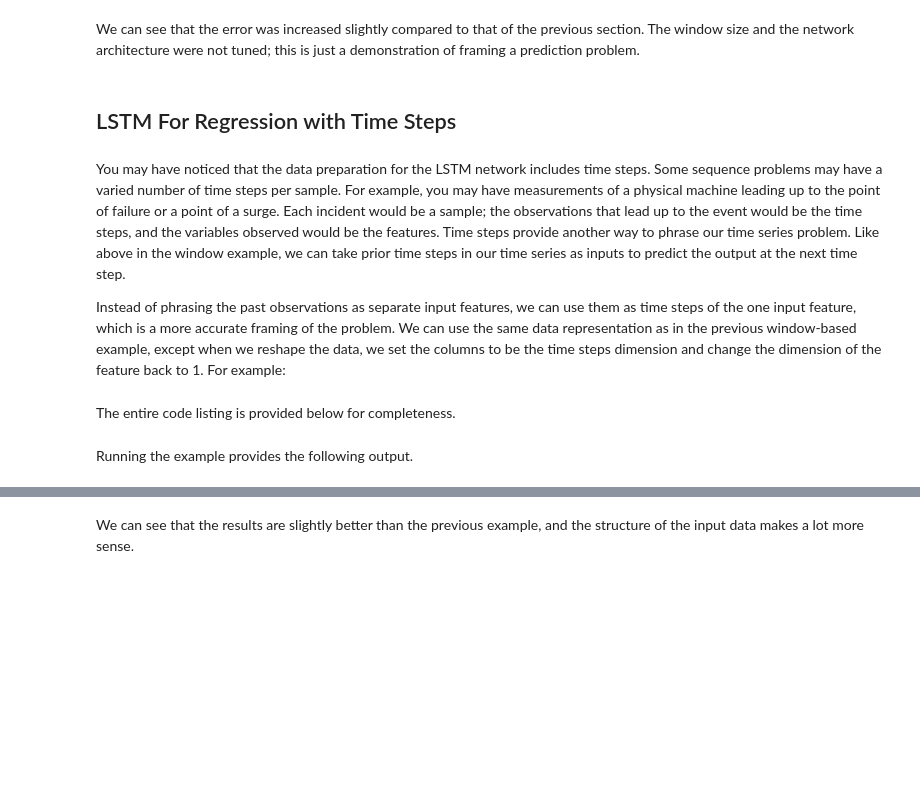
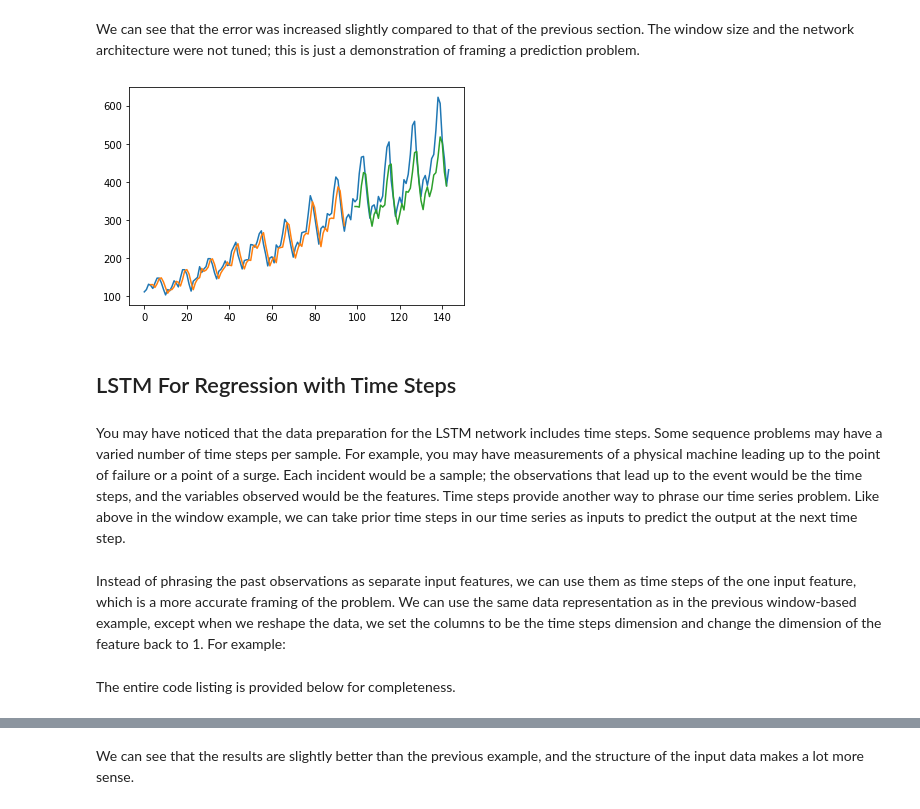
Before and after one commit to eccnil/deep-learning-exercises, a Jupyter notebook: 3.Recurrent Neural Networks/1.Lessons/2.Time Series Prediction with LSTM Recurrent Neural Networks.ipynb, the cells around one changed output, grey strips where cells are left out. Cells and saved outputs as stored; diff of their text form; code cells hidden in the pictures; blank space fills up the shorter version.

```diff
--- a/3.Recurrent Neural Networks/1.Lessons/2.Time Series Prediction with LSTM Recurrent Neural Networks.ipynb
+++ b/3.Recurrent Neural Networks/1.Lessons/2.Time Series Prediction with LSTM Recurrent Neural Networks.ipynb
@@ -110,6 +228,12 @@ We can see that the error was increased slightly compared to that of the previou
+# %%
+# plot baseline and predictions
+plt.plot(scaler.inverse_transform(dataset))
+plt.plot(trainPredictPlot)
+plt.plot(testPredictPlot)
+plt.show()
+# %% [output]
+[figure, added]
 # %% [markdown]
 ## LSTM For Regression with Time Steps
 # %% [markdown]
 You may have noticed that the data preparation for the LSTM network includes time steps. Some sequence problems may have a varied number of time steps per sample. For example, you may have measurements of a physical machine leading up to the point of failure or a point of a surge. Each incident would be a sample; the observations that lead up to the event would be the time steps, and the variables observed would be the features. Time steps provide another way to phrase our time series problem. Like above in the window example, we can take prior time steps in our time series as inputs to predict the output at the next time step.
-
-Instead of phrasing the past observations as separate input features, we can use them as time steps of the one input feature, which is a more accurate framing of the problem. We can use the same data representation as in the previous window-based example, except when we reshape the data, we set the columns to be the time steps dimension and change the dimension of the feature back to 1. For example:
@@ -117,0 +258,2 @@ Instead of phrasing the past observations as separate input features, we can use
+# %% [markdown]
+Instead of phrasing the past observations as separate input features, we can use them as time steps of the one input feature, which is a more accurate framing of the problem. We can use the same data representation as in the previous window-based example, except when we reshape the data, we set the columns to be the time steps dimension and change the dimension of the feature back to 1. For example:
@@ -122,2 +265,0 @@ The entire code listing is provided below for completeness.
-# %% [markdown]
-Running the example provides the following output.
```
Also changed, not shown: parts of 40 cells of this notebook.
